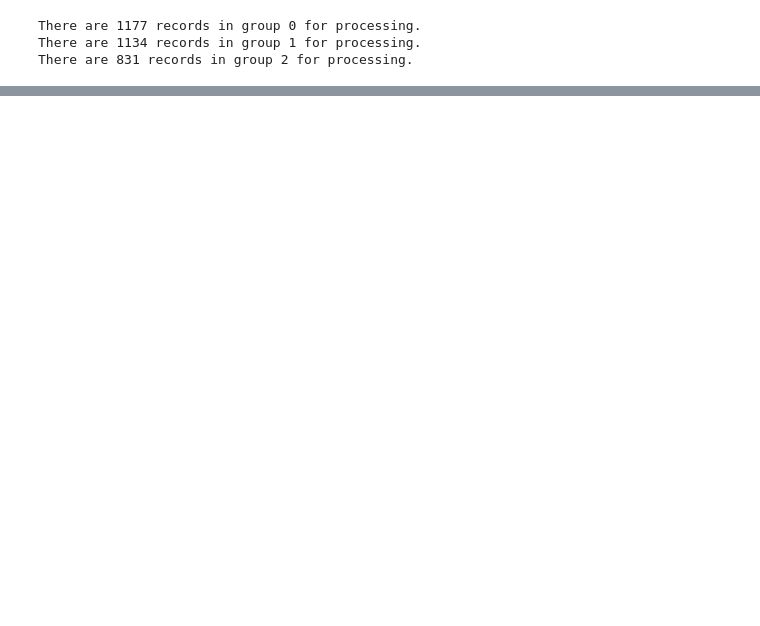
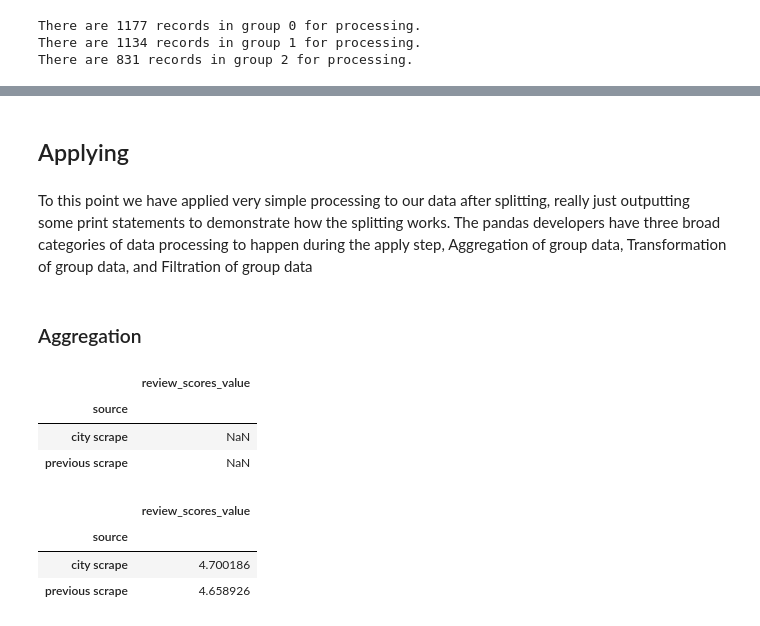
Before and after one commit to al102030/Machine-Learning-Course-C1, a Jupyter notebook: Part3-Files/GroupBy_ed.ipynb, the cells around one changed output, grey strips where cells are left out. Saved outputs shown, nothing was run; the diff lists cells and outputs as text; code cells hidden in the pictures; blank space fills up the shorter version.

```diff
--- a/Part3-Files/GroupBy_ed.ipynb
+++ b/Part3-Files/GroupBy_ed.ipynb
@@ -126,0 +202,31 @@ There are 831 records in group 2 for processing.
+# %% [markdown]
+## Applying
+# %% [markdown]
+To this point we have applied very simple processing to our data after splitting, really just outputting some print statements to demonstrate how the splitting works. The pandas developers have three broad categories of data processing to happen during the apply step, Aggregation of group data, Transformation of group data, and Filtration of group data
+# %% [markdown]
+### Aggregation
+# %%
+# The most straight forward apply step is the aggregation of data, and uses the method agg() on the groupby
+# object. Thus far we have only iterated through the groupby object, unpacking it into a label (the group
+# name) and a dataframe. But with agg we can pass in a dictionary of the columns we are interested in
+# aggregating along with the function we are looking to apply to aggregate.
+
+# Let's reset the index for our airbnb data
+df=df.reset_index()
+
+# Now lets group by the cancellation policy and find the average review_scores_value by group
+df.groupby("source").agg({"review_scores_value":np.average})
+# %% [output]
+|  | review_scores_value |
+| source |  |
+| city scrape | NaN |
+| previous scrape | NaN |
+# %%
+# Hrm. That didn't seem to work at all. Just a bunch of not a numbers. The issue is actually in the function
+# that we sent to aggregate. np.average does not ignore nans! However, there is a function we can use for this
+df.groupby("source").agg({"review_scores_value":np.nanmean})
+# %% [output]
+|  | review_scores_value |
+| source |  |
+| city scrape | 4.700186 |
+| previous scrape | 4.658926 |
```
Also changed, not shown: parts of 10 cells of this notebook, 2 other files.
